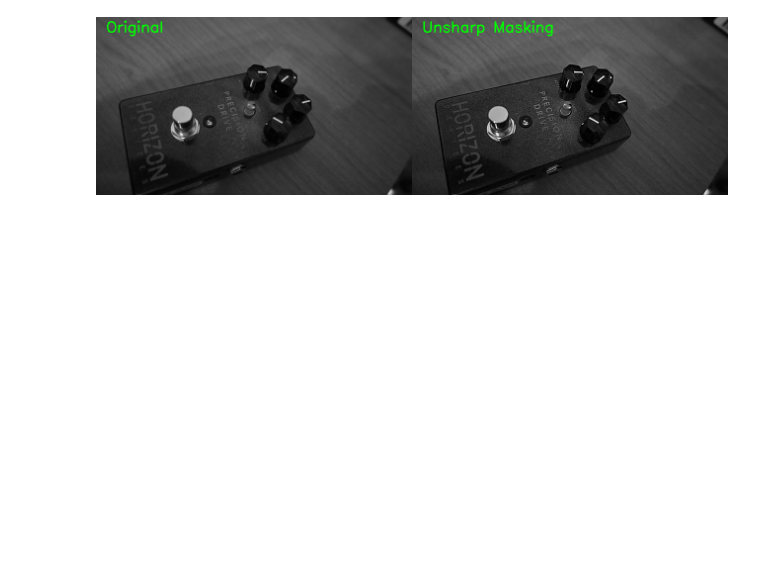
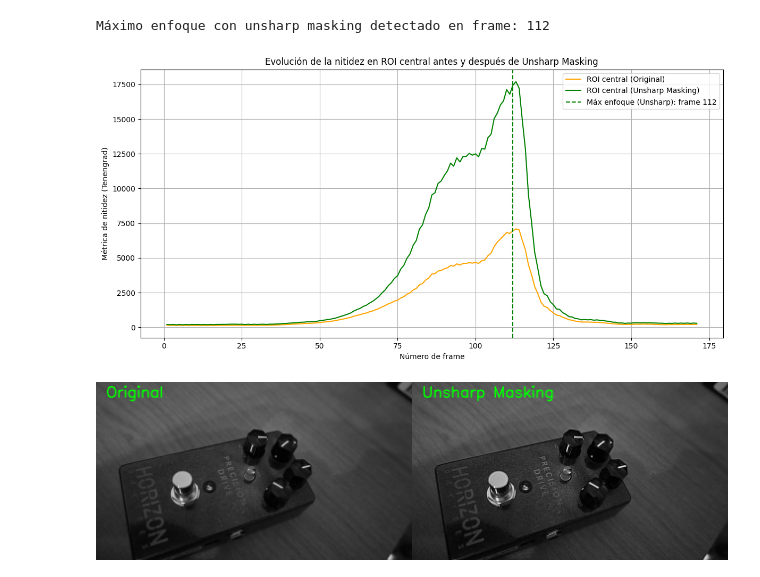
Before and after one commit to jFet1/CEIA-19Co2024, a Jupyter notebook: 3 Bimestre/VpC/TP2.ipynb, the cells around one changed output. Saved outputs shown, nothing was run; the diff lists cells and outputs as text; code cells hidden in the pictures; blank space fills up the shorter version.

```diff
--- a/3 Bimestre/VpC/TP2.ipynb
+++ b/3 Bimestre/VpC/TP2.ipynb
@@ -276 +288,65 @@ PIL.Image.fromarray(comparison), sharpness_before, sharpness_after
+# %%
+# Ruta al video
+video_path = "vision_computadora_I/Material_TPs/TP2/focus_video.mov"
+
+def unsharp_mask(image, sigma=1.0, strength=1.5):
+    blurred = cv2.GaussianBlur(image, (0, 0), sigma)
+    sharpened = cv2.addWeighted(image, 1 + strength, blurred, -strength, 0)
+    return sharpened
+
+# --- Recorremos video y calculamos métricas de nitidez en ROI original y con unsharp masking ---
+
+cap = cv2.VideoCapture(video_path)
+
+roi_sharpness_orig = []
+roi_sharpness_unsharp = []
+frame_ids = []
+roi_frames = []
+
+while True:
+    ret, frame = cap.read()
+    if not ret:
+        break
+
+    gray = cv2.cvtColor(frame, cv2.COLOR_BGR2GRAY)
+    h, w = gray.shape
+    roi_h, roi_w = int(h * 0.316), int(w * 0.316)
+    y1, x1 = (h - roi_h) // 2, (w - roi_w) // 2
+    roi = gray[y1:y1+roi_h, x1:x1+roi_w]
+
+    # Métrica en ROI original
+    roi_sharpness_orig.append(sharpness_tenengrad_metric(roi))
+
+    # Métrica en ROI con unsharp masking
+    roi_unsharp = unsharp_mask(roi, sigma=1.0, strength=1.5)
+    roi_sharpness_unsharp.append(sharpness_tenengrad_metric(roi_unsharp))
+
+    frame_ids.append(int(cap.get(cv2.CAP_PROP_POS_FRAMES)))
+    roi_frames.append(frame)
+
+cap.release()
+
+# --- Detección del frame con máximo enfoque usando ROI mejorada ---
+best_idx = int(np.argmax(roi_sharpness_unsharp))
+frame_max_focus = roi_frames[best_idx]
+gray_orig = cv2.cvtColor(frame_max_focus, cv2.COLOR_BGR2GRAY)
+gray_sharp = unsharp_mask(gray_orig, sigma=1.0, strength=1.5)
+
+print(f"Máximo enfoque con unsharp masking detectado en frame: {best_idx}")
+
+# --- Gráfico comparativo de métricas en ROI ---
+plt.figure(figsize=(12, 6))
+plt.plot(frame_ids, roi_sharpness_orig, label="ROI central (Original)", color='orange')
+plt.plot(frame_ids, roi_sharpness_unsharp, label="ROI central (Unsharp Masking)", color='green')
+plt.axvline(best_idx, color='green', linestyle='--', label=f"Máx enfoque (Unsharp): frame {best_idx}")
+plt.xlabel("Número de frame")
+plt.ylabel("Métrica de nitidez (Tenengrad)")
+plt.title("Evolución de la nitidez en ROI central antes y después de Unsharp Masking")
+plt.legend()
+plt.grid(True)
+plt.tight_layout()
+plt.show()
+# %% [output]
+Máximo enfoque con unsharp masking detectado en frame: 112
+[figure, added]
 # %%
```
Also changed, not shown: parts of 13 cells of this notebook, 1 other file.
